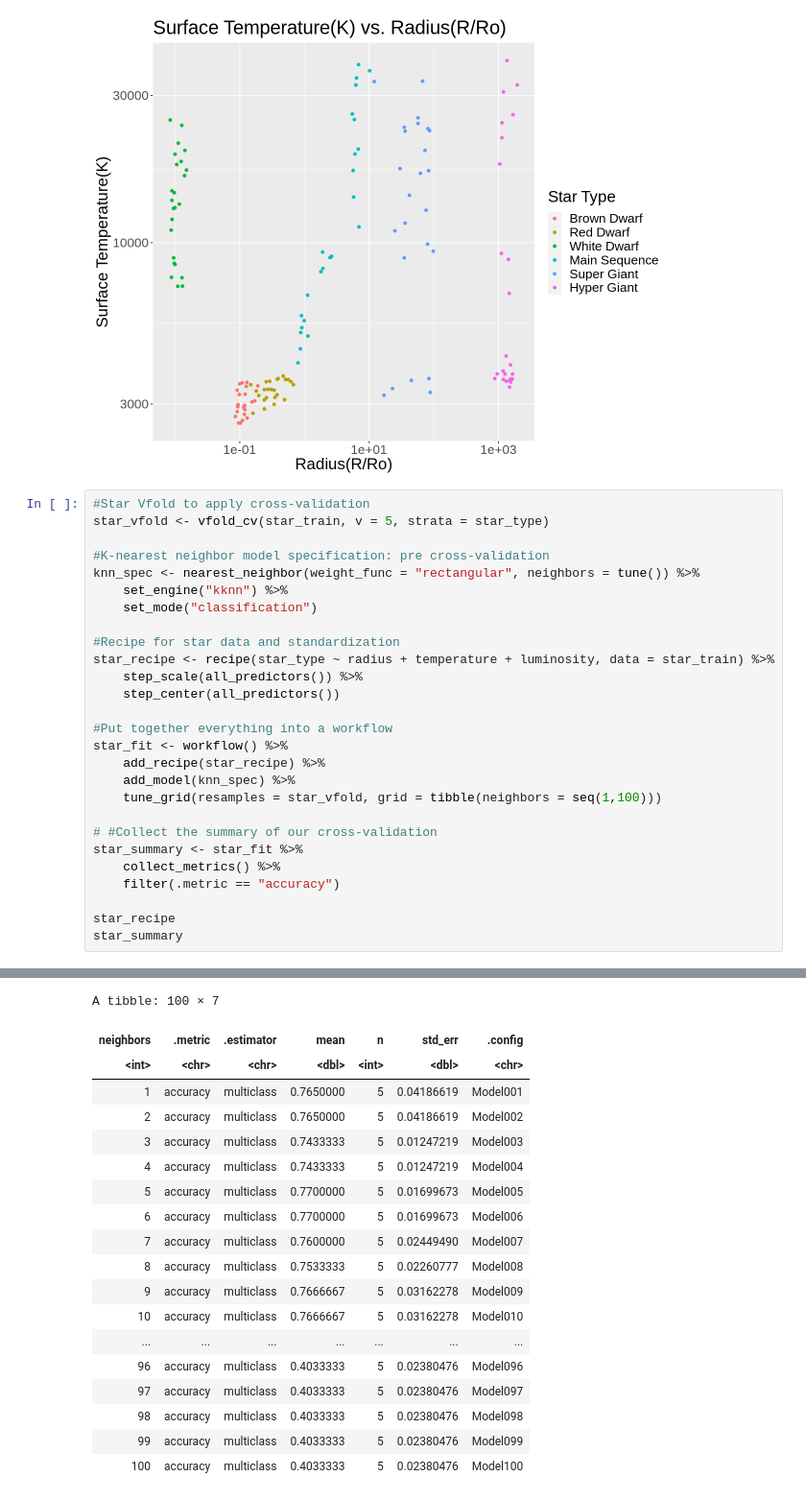
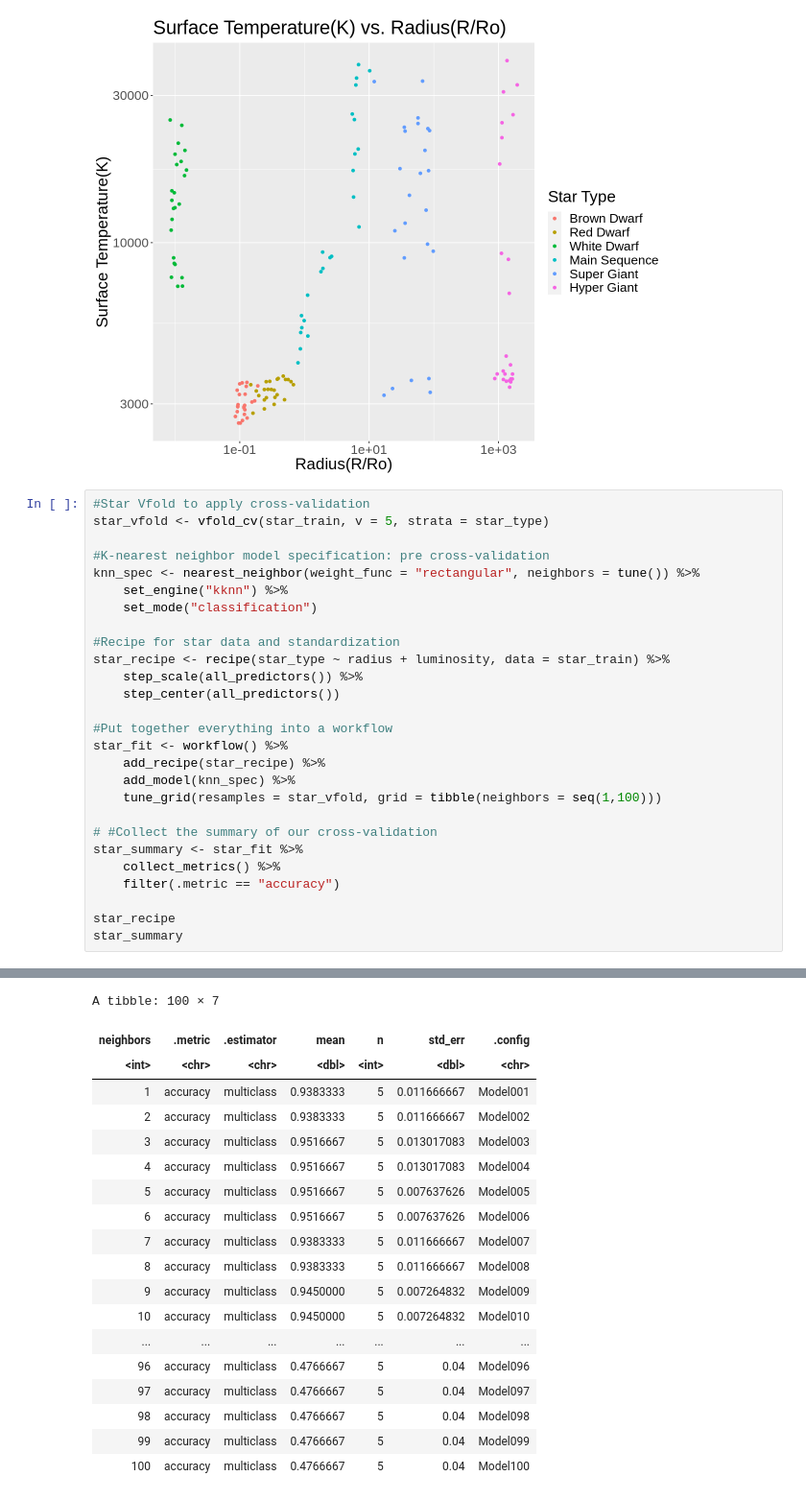
Before and after one commit to KarnS1o3/DSCI-project, a Jupyter notebook: Group_Project_proposal.ipynb, the cells around one changed output, grey strips where cells are left out. Shown: that part at 96% size. Saved outputs shown, nothing was run; the diff lists cells and outputs as text.

```diff
--- a/Group_Project_proposal.ipynb
+++ b/Group_Project_proposal.ipynb
@@ -128,7 +128,7 @@ knn_spec <- nearest_neighbor(weight_func = "rectangular", neighbors = tune()) %>
     set_mode("classification")
 
 #Recipe for star data and standardization
-star_recipe <- recipe(star_type ~ radius + temperature + luminosity, data = star_train) %>%
+star_recipe <- recipe(star_type ~ radius + luminosity, data = star_train) %>%
     step_scale(all_predictors()) %>%
     step_center(all_predictors())
 
@@ -156,27 +156,27 @@ Inputs:
 
 Operations:
 
 Scaling for all_predictors()
 Centering for all_predictors()
 A tibble: 100 × 7
 | neighbors | .metric | .estimator | mean | n | std_err | .config |
 | <int> | <chr> | <chr> | <dbl> | <int> | <dbl> | <chr> |
-| 1 | accuracy | multiclass | 0.7650000 | 5 | 0.04186619 | Model001 |
-| 2 | accuracy | multiclass | 0.7650000 | 5 | 0.04186619 | Model002 |
-| 3 | accuracy | multiclass | 0.7433333 | 5 | 0.01247219 | Model003 |
-| 4 | accuracy | multiclass | 0.7433333 | 5 | 0.01247219 | Model004 |
-| 5 | accuracy | multiclass | 0.7700000 | 5 | 0.01699673 | Model005 |
-| 6 | accuracy | multiclass | 0.7700000 | 5 | 0.01699673 | Model006 |
-| 7 | accuracy | multiclass | 0.7600000 | 5 | 0.02449490 | Model007 |
-| 8 | accuracy | multiclass | 0.7533333 | 5 | 0.02260777 | Model008 |
-| 9 | accuracy | multiclass | 0.7666667 | 5 | 0.03162278 | Model009 |
-| 10 | accuracy | multiclass | 0.7666667 | 5 | 0.03162278 | Model010 |
+| 1 | accuracy | multiclass | 0.9383333 | 5 | 0.011666667 | Model001 |
+| 2 | accuracy | multiclass | 0.9383333 | 5 | 0.011666667 | Model002 |
+| 3 | accuracy | multiclass | 0.9516667 | 5 | 0.013017083 | Model003 |
+| 4 | accuracy | multiclass | 0.9516667 | 5 | 0.013017083 | Model004 |
+| 5 | accuracy | multiclass | 0.9516667 | 5 | 0.007637626 | Model005 |
+| 6 | accuracy | multiclass | 0.9516667 | 5 | 0.007637626 | Model006 |
+| 7 | accuracy | multiclass | 0.9383333 | 5 | 0.011666667 | Model007 |
+| 8 | accuracy | multiclass | 0.9383333 | 5 | 0.011666667 | Model008 |
+| 9 | accuracy | multiclass | 0.9450000 | 5 | 0.007264832 | Model009 |
+| 10 | accuracy | multiclass | 0.9450000 | 5 | 0.007264832 | Model010 |
 | ... | ... | ... | ... | ... | ... | ... |
-| 96 | accuracy | multiclass | 0.4033333 | 5 | 0.02380476 | Model096 |
-| 97 | accuracy | multiclass | 0.4033333 | 5 | 0.02380476 | Model097 |
-| 98 | accuracy | multiclass | 0.4033333 | 5 | 0.02380476 | Model098 |
-| 99 | accuracy | multiclass | 0.4033333 | 5 | 0.02380476 | Model099 |
-| 100 | accuracy | multiclass | 0.4033333 | 5 | 0.02380476 | Model100 |
+| 96 | accuracy | multiclass | 0.4766667 | 5 | 0.04 | Model096 |
+| 97 | accuracy | multiclass | 0.4766667 | 5 | 0.04 | Model097 |
+| 98 | accuracy | multiclass | 0.4766667 | 5 | 0.04 | Model098 |
+| 99 | accuracy | multiclass | 0.4766667 | 5 | 0.04 | Model099 |
+| 100 | accuracy | multiclass | 0.4766667 | 5 | 0.04 | Model100 |
 # %%
 #Best K value
 k_min <- star_summary %>%
```
Also changed, not shown: parts of 4 cells of this notebook.
